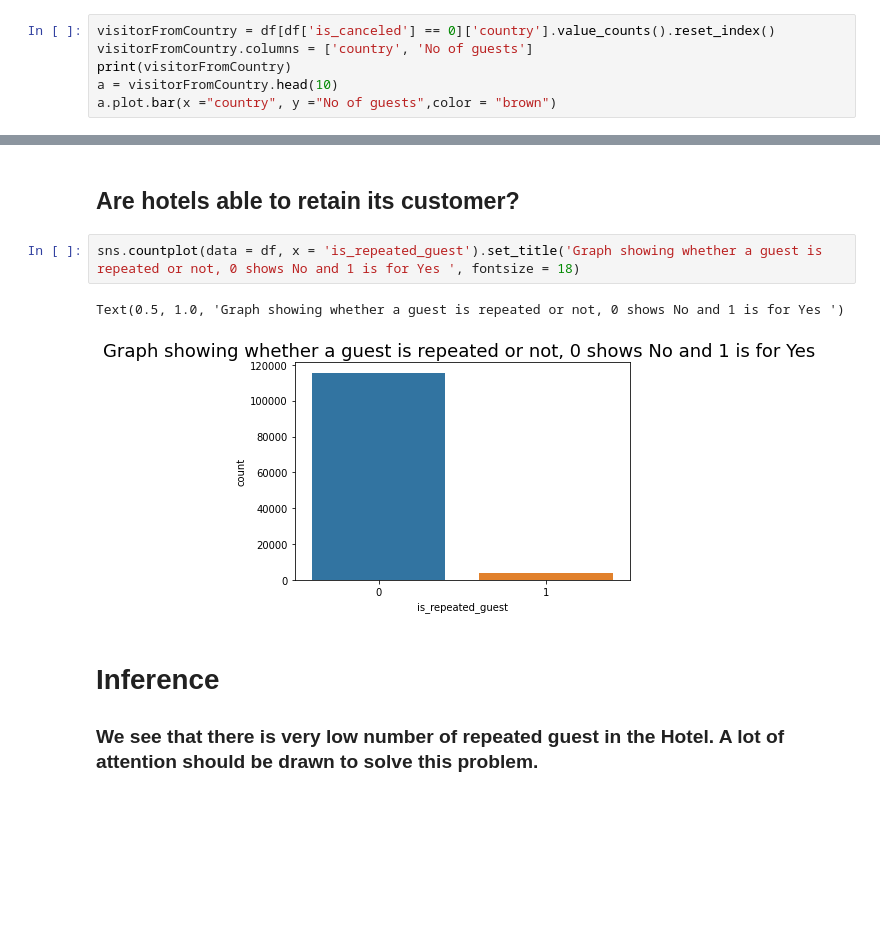
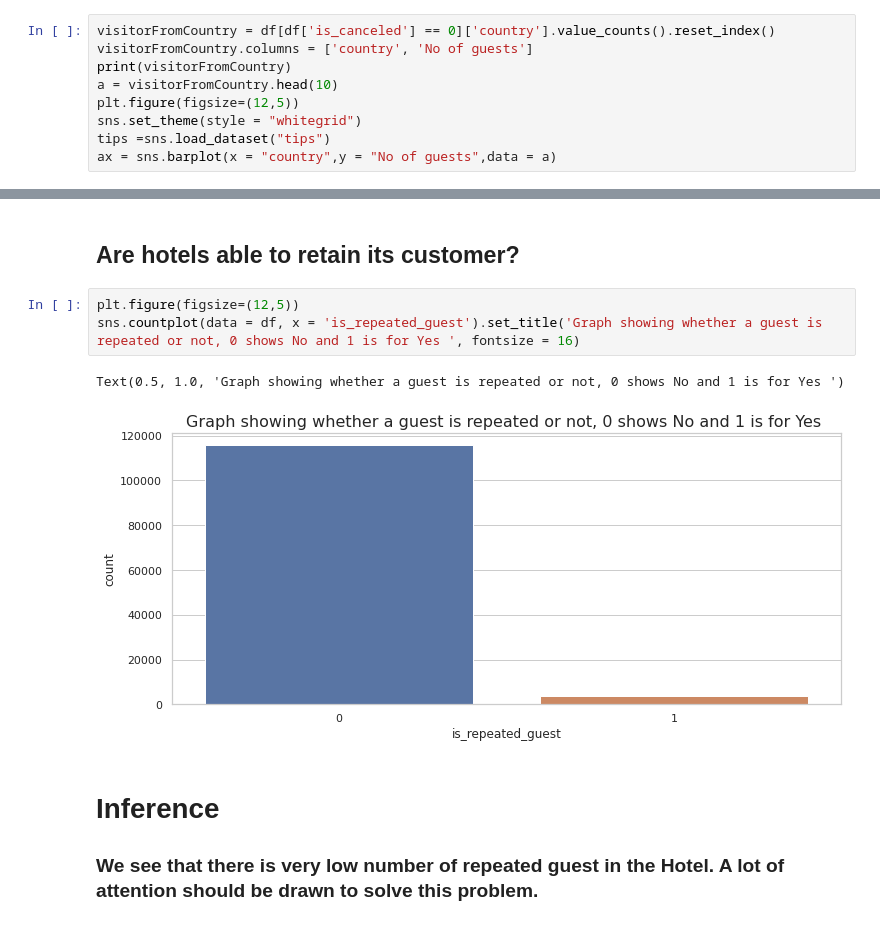
Before and after one commit to Jitesh-333/Capstone_Project, a Jupyter notebook: Hotel_Booking_Analysis_Capstone_Project.ipynb, the cells around one changed output, grey strips where cells are left out. Cells and saved outputs as stored; diff of their text form; blank space fills up the shorter version.

```diff
--- a/Hotel_Booking_Analysis_Capstone_Project.ipynb
+++ b/Hotel_Booking_Analysis_Capstone_Project.ipynb
@@ -157,6 +255,9 @@ visitorFromCountry = df[df['is_canceled'] == 0]['country'].value_counts().reset_
 visitorFromCountry.columns = ['country', 'No of guests']
 print(visitorFromCountry)
 a = visitorFromCountry.head(10)
-a.plot.bar(x ="country", y ="No of guests",color = "brown")
+plt.figure(figsize=(12,5))
+sns.set_theme(style = "whitegrid")
+tips =sns.load_dataset("tips")
+ax = sns.barplot(x = "country",y = "No of guests",data = a)
 # %% [output]
     country  No of guests
@@ -206,10 +286,11 @@ Name: arrival_date_year, dtype: int64
 # %% [markdown]
 ## **Are hotels able to retain its customer?**
 # %%
-sns.countplot(data = df, x = 'is_repeated_guest').set_title('Graph showing whether a guest is repeated or not, 0 shows No and 1 is for Yes ', fontsize = 18)
+plt.figure(figsize=(12,5))
+sns.countplot(data = df, x = 'is_repeated_guest').set_title('Graph showing whether a guest is repeated or not, 0 shows No and 1 is for Yes ', fontsize = 16)
 # %% [output]
 Text(0.5, 1.0, 'Graph showing whether a guest is repeated or not, 0 shows No and 1 is for Yes ')
-[figure, old version]
+[figure, new version]
 # %% [markdown]
 # **Inference**
 ### **We see that there is very low  number of repeated guest in the Hotel. A lot of attention should be drawn to solve this problem.**
```
Also changed, not shown: parts of 16 cells of this notebook.
